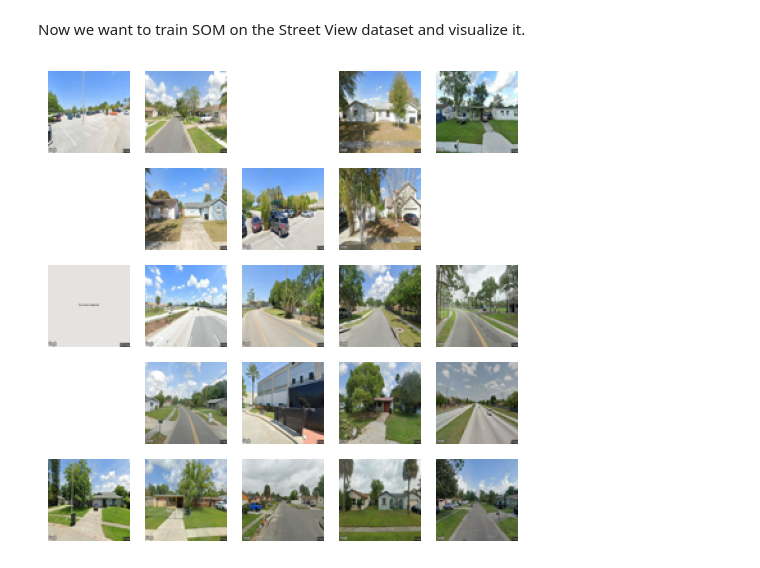
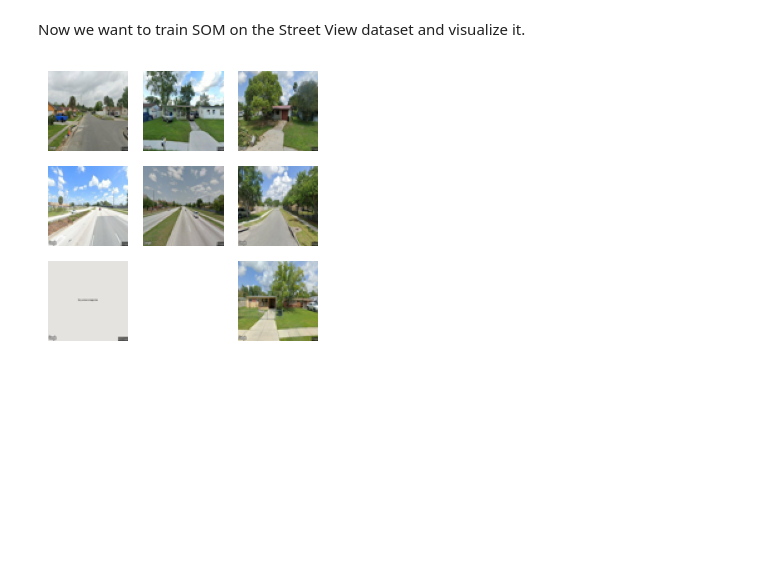
Before and after one commit to sakarla/Machine-Learning-for-Architecs, a Jupyter notebook: week 5_Data Visualization/Code/Week5_Self_Organizing_Maps_(SOM).ipynb, the cells around one changed output. Cells and saved outputs as stored; diff of their text form; code cells hidden in the pictures; blank space fills up the shorter version.

```diff
--- a/week 5_Data Visualization/Code/Week5_Self_Organizing_Maps_(SOM).ipynb
+++ b/week 5_Data Visualization/Code/Week5_Self_Organizing_Maps_(SOM).ipynb
@@ -69,7 +69,7 @@ def load_and_preprocess_image(path, size=(64, 64)):
 # %%
 ###########################################################################################
 # Assuming your images are in a folder called 'downloaded_images'
-image_paths = glob.glob('/content/drive/MyDrive/Colab Notebooks/myproject/satellite_images/*.jpg')
+image_paths = glob.glob('/content/drive/MyDrive/Colab Notebooks/ML_for_Architects/satellite_images/*.jpg')
 ###########################################################################################
 data_satelite = np.array([load_and_preprocess_image(path) for path in image_paths])
 # %% [markdown]
@@ -78,8 +78,8 @@ data_satelite = np.array([load_and_preprocess_image(path) for path in image_path
 We will now initialize and train our SOM on the preprocessed image features.
 # %%
 # SOM initialization and training
-som_width = 5
-som_height = 5
+som_width = 3
+som_height = 3
 # Train the SOM
 num_iteration = 100
 
@@ -139,26 +139,26 @@ Now we want to train SOM on the Street View dataset and visualize it.
 # %%
 ###########################################################################################
 # Assuming your images are in a folder called 'downloaded_images'
-image_paths = glob.glob('/content/drive/MyDrive/Colab Notebooks/myproject/streetview_images/*.jpg')
+image_paths = glob.glob('/content/drive/MyDrive/Colab Notebooks/ML_for_Architects/streetview_images/*.jpg')
 
 ###########################################################################################
 data_streetview = np.array([load_and_preprocess_image(path) for path in image_paths])
 # %%
 
 
 # SOM initialization and training
-som_width = 5
-som_height = 5
+som_width = 3
+som_height = 3
 num_iteration = 100
 
 som = MiniSom(som_width, som_height, data_streetview.shape[1], sigma=1.0, learning_rate=0.5)
 # Randomly initialize weights
 som.random_weights_init(data_streetview)
 # Train the SOM
 som.train_random(data_streetview, num_iteration)  # Training with random data each time
 bmu_indices = np.array([som.winner(x) for x in data_streetview])
 
 # Assuming bmu_indices is the list of BMUs corresponding to each image
 plot_som_images(som, image_paths=image_paths, bmu_indices=bmu_indices, img_size=(64, 64))
 # %% [output]
-[figure, old version]
+[figure, new version]
```
Also changed, not shown: parts of 3 cells of this notebook.
